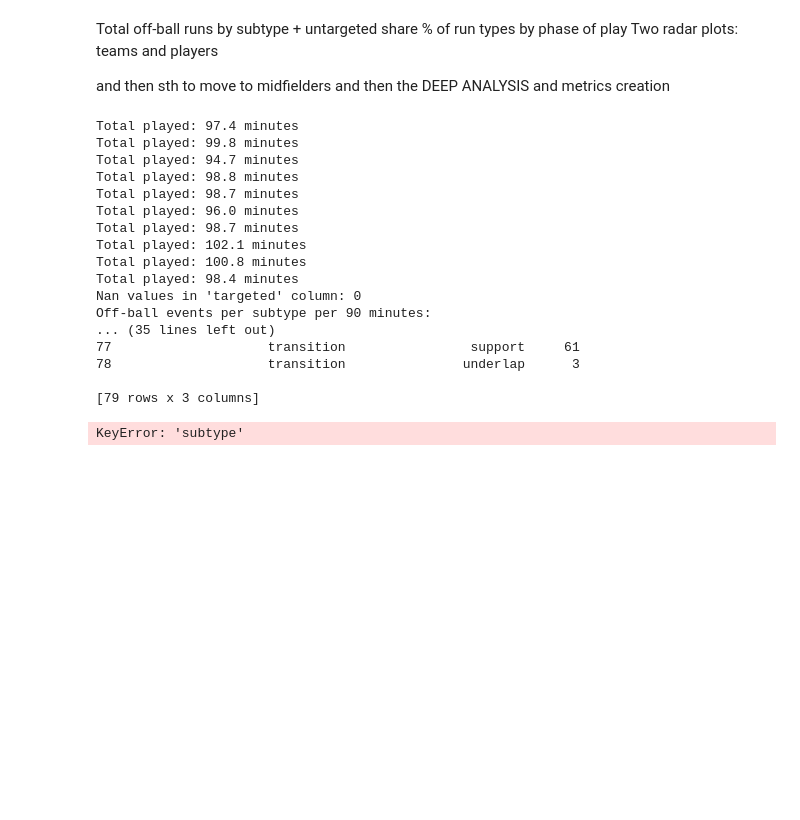
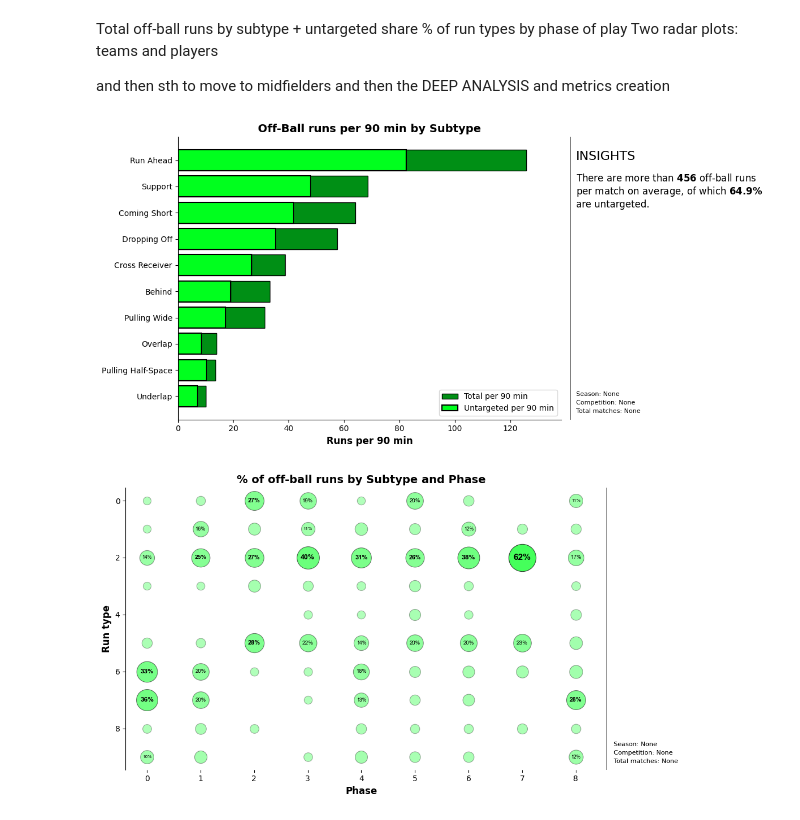
Before and after one commit to GabrielGausachs/analytics_cup_research, a Jupyter notebook: submission.ipynb, the cells around one changed output. Drawn from its saved outputs; the diff is of its cells as text; code cells hidden in the pictures; blank space fills up the shorter version.

```diff
--- a/submission.ipynb
+++ b/submission.ipynb
@@ -103,33 +17,9 @@ def plot_total_and_untargeted_per90(agg_df: pd.DataFrame, title: str = "Off-Ball
-# %%
-# compute off-ball event rates per subtype per 90 minutes
-ofb_per_subtype_per90min_df = obr_per_subtype_per90min(all_tracking, dynamic_events_all)
-print("Off-ball events per subtype per 90 minutes:")
-print(ofb_per_subtype_per90min_df)
-
-# compute off-ball event rates per subtype per phase
-ofb_per_subtype_per_phase_df = obr_per_subtype_per_phase(dynamic_events_all)
-print("Off-ball events per subtype per phase:")
-print(ofb_per_subtype_per_phase_df)
-
-
-# plot total and untargeted off-ball events per 90 minutes
-plot_total_and_untargeted_per90(ofb_per_subtype_per90min_df)
-# %% [output]
-Total played: 97.4 minutes
-Total played: 99.8 minutes
-Total played: 94.7 minutes
-Total played: 98.8 minutes
-Total played: 98.7 minutes
-Total played: 96.0 minutes
-Total played: 98.7 minutes
-Total played: 102.1 minutes
-Total played: 100.8 minutes
-Total played: 98.4 minutes
-Nan values in 'targeted' column: 0
-Off-ball events per subtype per 90 minutes:
-... (35 lines left out)
-77                    transition                support     61
-78                    transition               underlap      3
-
-[79 rows x 3 columns]
-KeyError: 'subtype'
+# %%
+# analysis of off ball runs per 90 minutes
+obr_per90min(all_tracking,dynamic_events_all)
+
+# analysis of off ball runs per subtype per phase
+obr_subtype_phase(dynamic_events_all)
+# %% [output]
+[figure, added]
+[figure, added]
```
Also changed, not shown: parts of 3 cells of this notebook, 3 other files.
